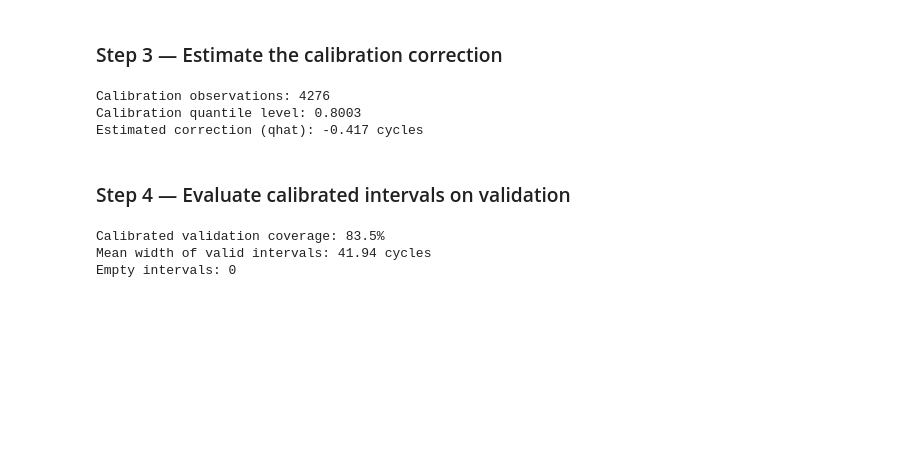
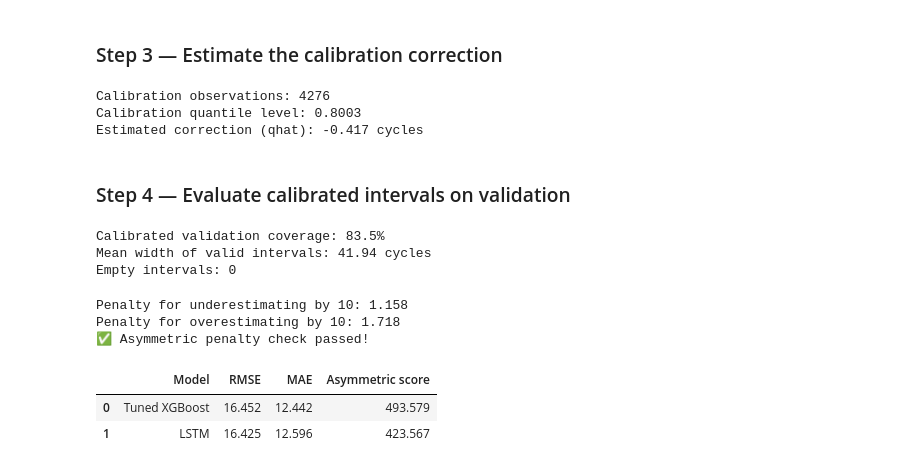
Before and after one commit to Bhav-creator452/predictive-maintenance-analyzer, a Jupyter notebook: notebooks/01_data_understanding.ipynb, the cells around one changed output. Drawn from its saved outputs; the diff is of its cells as text; code cells hidden in the pictures; blank space fills up the shorter version.

Commit message:
feat: add asymmetric maintenance scoring

```diff
--- a/notebooks/01_data_understanding.ipynb
+++ b/notebooks/01_data_understanding.ipynb
@@ -3841,0 +3874,49 @@ Empty intervals: 0
+# %%
+underestimate_penalty = asymmetric_rul_score(
+    np.array([20]),
+    np.array([10])
+)
+
+overestimate_penalty = asymmetric_rul_score(
+    np.array([20]),
+    np.array([30])
+)
+
+print("Penalty for underestimating by 10:",
+      round(underestimate_penalty, 3))
+
+print("Penalty for overestimating by 10:",
+      round(overestimate_penalty, 3))
+
+assert overestimate_penalty > underestimate_penalty
+
+print("✅ Asymmetric penalty check passed!")
+# %% [output]
+Penalty for underestimating by 10: 1.158
+Penalty for overestimating by 10: 1.718
+✅ Asymmetric penalty check passed!
+# %%
+cost_results = pd.DataFrame({
+    "Model": [
+        "Tuned XGBoost",
+        "LSTM"
+    ],
+    "RMSE": [
+        np.sqrt(mean_squared_error(y_test, test_predictions)),
+        np.sqrt(mean_squared_error(y_test, test_lstm_predictions))
+    ],
+    "MAE": [
+        mean_absolute_error(y_test, test_predictions),
+        mean_absolute_error(y_test, test_lstm_predictions)
+    ],
+    "Asymmetric score": [
+        asymmetric_rul_score(y_test, test_predictions),
+        asymmetric_rul_score(y_test, test_lstm_predictions)
+    ]
+})
+
+cost_results.round(3)
+# %% [output]
+|  | Model | RMSE | MAE | Asymmetric score |
+| 0 | Tuned XGBoost | 16.452 | 12.442 | 493.579 |
+| 1 | LSTM | 16.425 | 12.596 | 423.567 |
```
Also changed, not shown: parts of 1 cell of this notebook, 1 other file.
